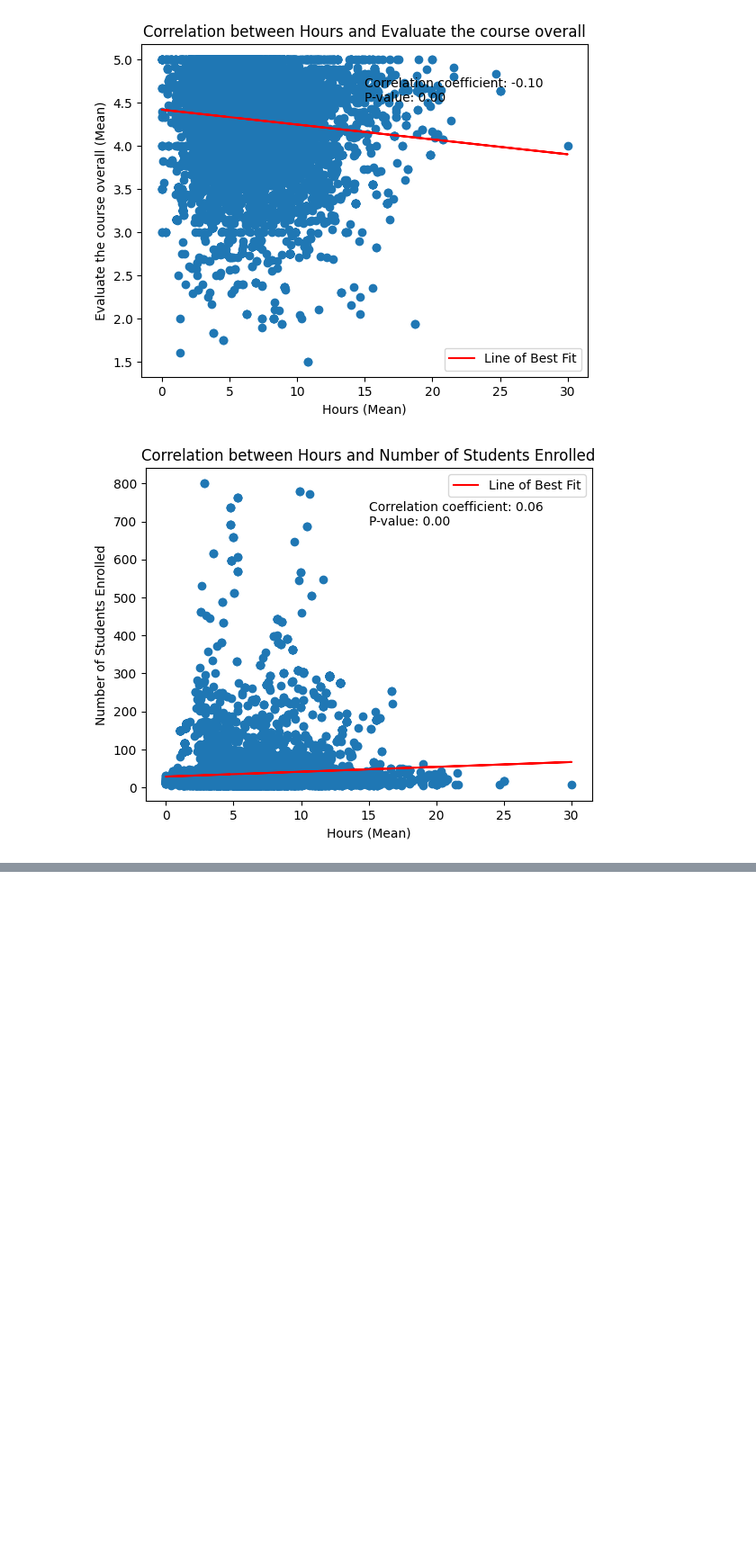
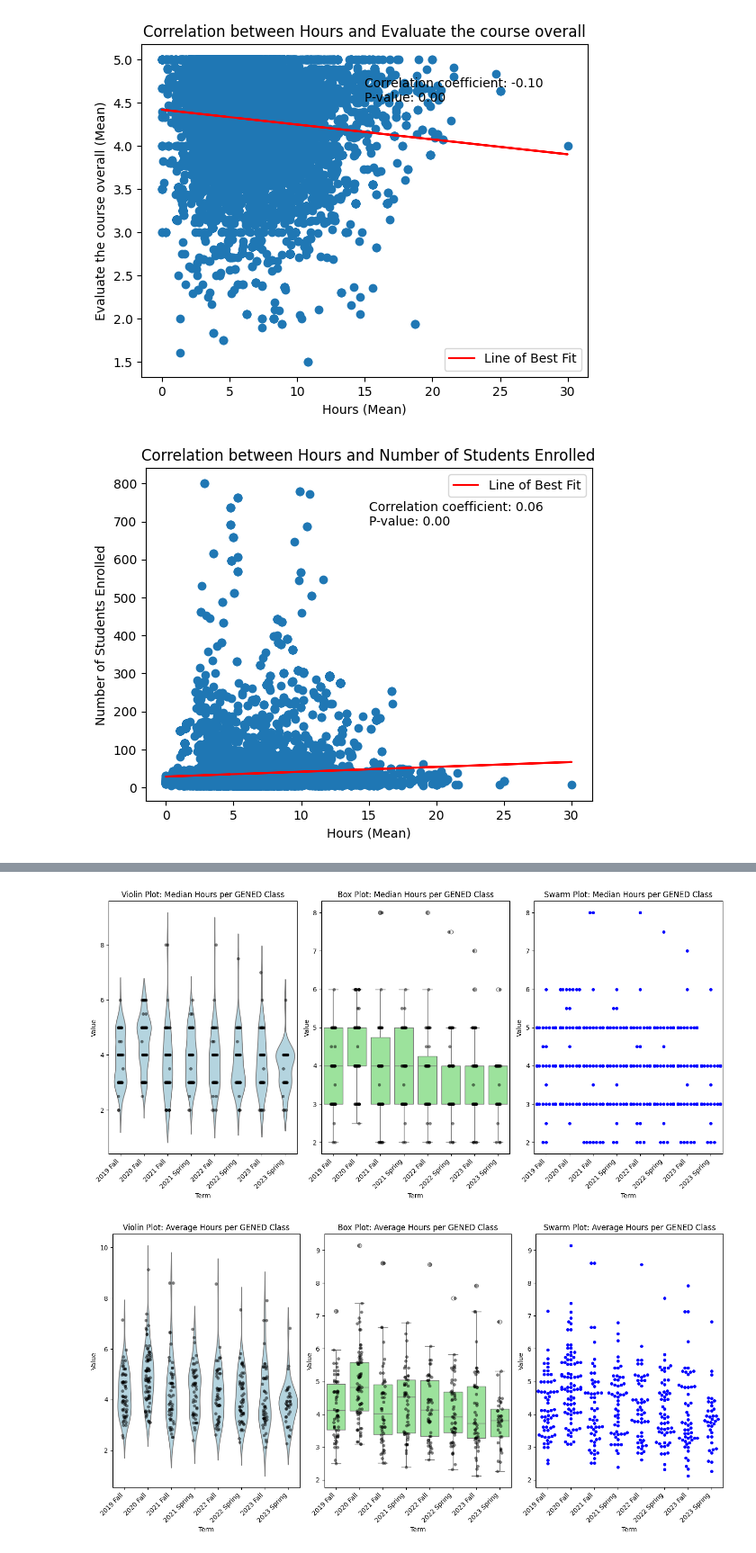
Before and after one commit to Dynosol/qguide_scrape, a Jupyter notebook: qguide_scrape.ipynb, the cells around one changed output, grey strips where cells are left out. Shown at 90% size. Cells and saved outputs as stored; diff of their text form; code cells hidden in the pictures; blank space fills up the shorter version.

```diff
--- a/qguide_scrape.ipynb
+++ b/qguide_scrape.ipynb
@@ -474,0 +394,67 @@ NameError: name 'instructor_mean' is not defined
+# %%
+import json
+import numpy as np
+import seaborn as sns
+import matplotlib.pyplot as plt
+import pandas as pd
+
+def extract_hours_data(json_data):
+    median_hours_data = []
+    average_hours_data = []
+
+    for course in json_data:
+        term = course.get("Term", "")
+        hours_data = course.get("Feedback", {}).get("Hours", [])
+
+        # Extract the median value from the hours data
+        median_hours = next((item['Value'] for item in hours_data if item['Statistics'] == "Median"), None)
+        if median_hours:
+            median_hours_data.append({'Term': term, 'Value': float(median_hours)})
+
+        # Extract the mean value from the hours data
+        average_hours = next((item['Value'] for item in hours_data if item['Statistics'] == "Mean"), None)
+        if average_hours:
+            average_hours_data.append({'Term': term, 'Value': float(average_hours)})
+
+    return median_hours_data, average_hours_data
+
+def plot_violin_and_box_plots(data, title):
+    df = pd.DataFrame(data)
+    df['Term'] = pd.Categorical(df['Term'], categories=sorted(df['Term'].unique()), ordered=True)
+    df = df.sort_values('Term')
+
+    plt.figure(figsize=(14, 7))
+
+    plt.subplot(1, 3, 1)
+    sns.violinplot(x='Term', y='Value', data=df, inner=None, color='lightblue')
+    sns.stripplot(x='Term', y='Value', data=df, color='black', alpha=0.5, jitter=True)
+    plt.title(f'Violin Plot: {title}')
+    plt.xticks(rotation=45, ha='right')
+
+    plt.subplot(1, 3, 2)
+    sns.boxplot(x='Term', y='Value', data=df, color='lightgreen')
+    sns.stripplot(x='Term', y='Value', data=df, color='black', alpha=0.5, jitter=True)
+    plt.title(f'Box Plot: {title}')
+    plt.xticks(rotation=45, ha='right')
+
+    plt.subplot(1, 3, 3)
+    sns.swarmplot(x='Term', y='Value', data=df, color='blue')
+    plt.title(f'Swarm Plot: {title}')
+    plt.xticks(rotation=45, ha='right')
+
+    plt.tight_layout()
+    plt.show()
+
+# Load the JSON file
+with open('2020-2024_geneds_only_course_data.json', 'r') as file:
+    json_data = json.load(file)
+
+# Extract data
+median_hours_data, average_hours_data = extract_hours_data(json_data)
+
+# Plot the graphics
+plot_violin_and_box_plots(median_hours_data, 'Median Hours per GENED Class')
+plot_violin_and_box_plots(average_hours_data, 'Average Hours per GENED Class')
+# %% [output]
+[figure, added]
+[figure, added]
```
Also changed, not shown: parts of 9 cells of this notebook, 2 other files.
